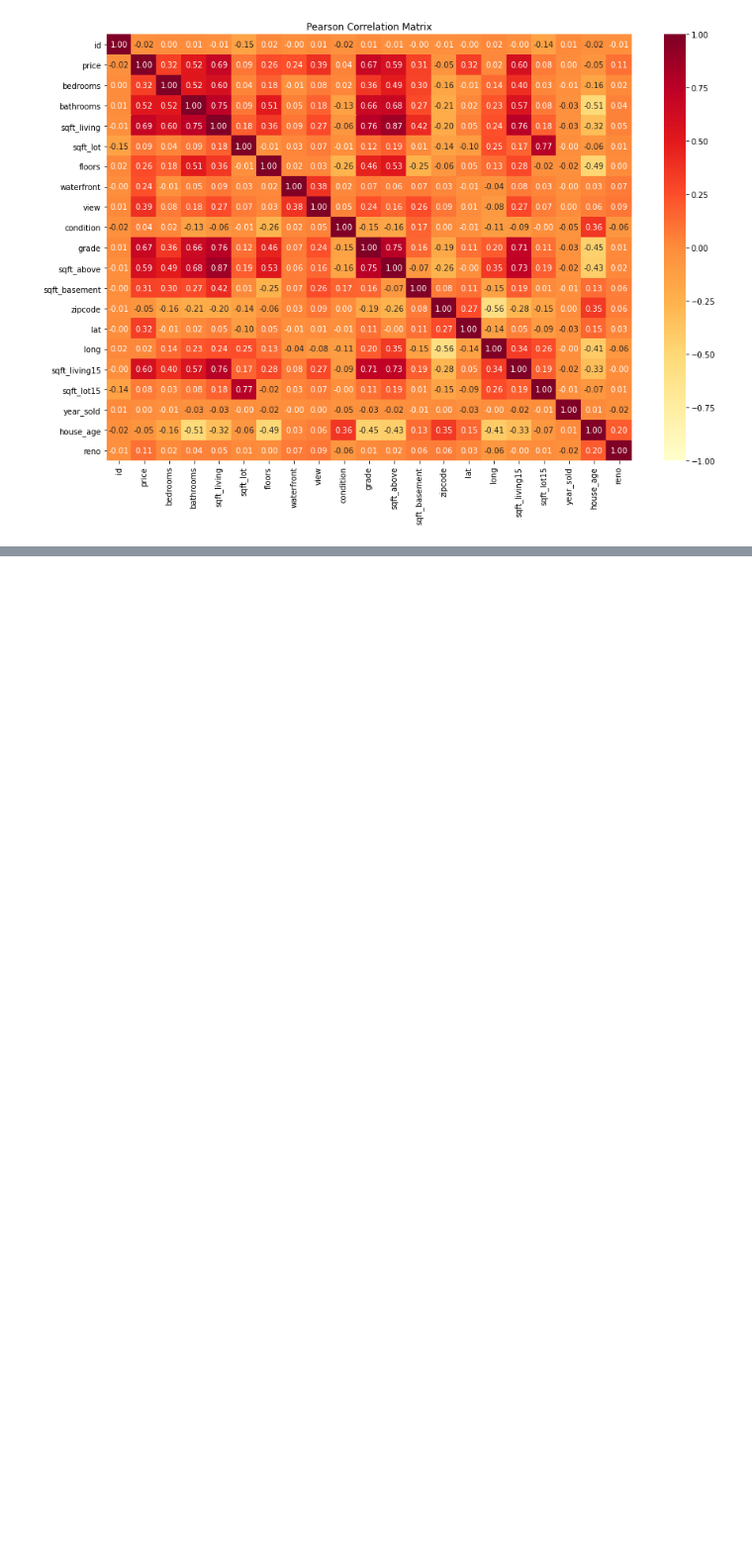
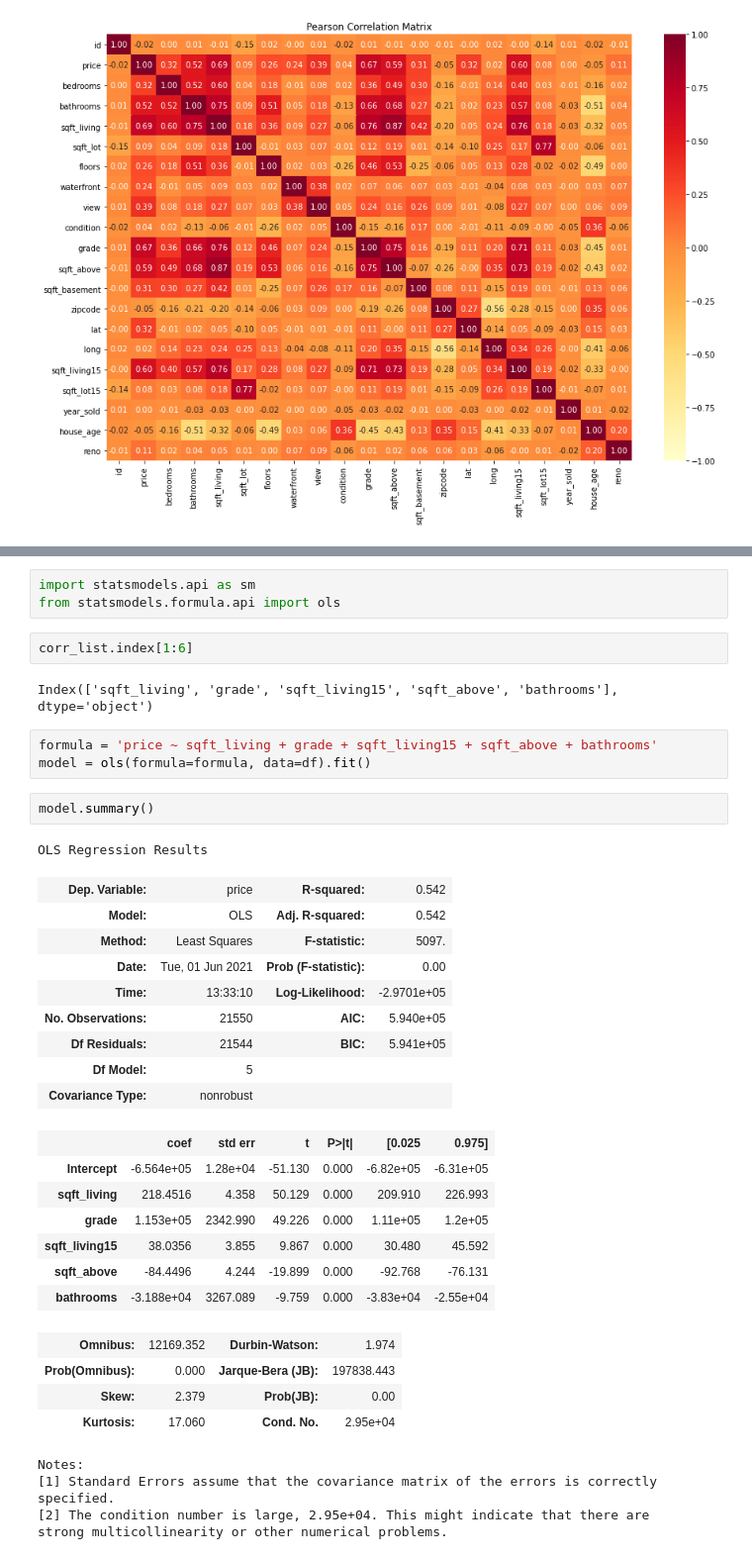
Before and after one commit to GeorgeFerre/phase_2_project_vac_pandas, a Jupyter notebook: data_cleaned.ipynb, the cells around one changed output, grey strips where cells are left out. Shown: that part at 99% size. Drawn from its saved outputs; the diff is of its cells as text; blank space fills up the shorter version.

```diff
--- a/data_cleaned.ipynb
+++ b/data_cleaned.ipynb
@@ -446,0 +468,38 @@ Text(0.5, 1.0, 'Pearson Correlation Matrix')
+# %%
+import statsmodels.api as sm
+from statsmodels.formula.api import ols
+# %%
+corr_list.index[1:6]
+# %% [output]
+Index(['sqft_living', 'grade', 'sqft_living15', 'sqft_above', 'bathrooms'], dtype='object')
+# %%
+formula = 'price ~ sqft_living + grade + sqft_living15 + sqft_above + bathrooms'
+model = ols(formula=formula, data=df).fit()
+# %%
+model.summary()
+# %% [output]
+OLS Regression Results
+| Dep. Variable: | price | R-squared: | 0.542 |
+| Model: | OLS | Adj. R-squared: | 0.542 |
+| Method: | Least Squares | F-statistic: | 5097. |
+| Date: | Tue, 01 Jun 2021 | Prob (F-statistic): | 0.00 |
+| Time: | 13:33:10 | Log-Likelihood: | -2.9701e+05 |
+| No. Observations: | 21550 | AIC: | 5.940e+05 |
+| Df Residuals: | 21544 | BIC: | 5.941e+05 |
+| Df Model: | 5 |  |  |
+| Covariance Type: | nonrobust |  |  |
+|  | coef | std err | t | P>|t| | [0.025 | 0.975] |
+| Intercept | -6.564e+05 | 1.28e+04 | -51.130 | 0.000 | -6.82e+05 | -6.31e+05 |
+| sqft_living | 218.4516 | 4.358 | 50.129 | 0.000 | 209.910 | 226.993 |
+| grade | 1.153e+05 | 2342.990 | 49.226 | 0.000 | 1.11e+05 | 1.2e+05 |
+| sqft_living15 | 38.0356 | 3.855 | 9.867 | 0.000 | 30.480 | 45.592 |
+| sqft_above | -84.4496 | 4.244 | -19.899 | 0.000 | -92.768 | -76.131 |
+| bathrooms | -3.188e+04 | 3267.089 | -9.759 | 0.000 | -3.83e+04 | -2.55e+04 |
+| Omnibus: | 12169.352 | Durbin-Watson: | 1.974 |
+| Prob(Omnibus): | 0.000 | Jarque-Bera (JB): | 197838.443 |
+| Skew: | 2.379 | Prob(JB): | 0.00 |
+| Kurtosis: | 17.060 | Cond. No. | 2.95e+04 |
+Notes:
+[1] Standard Errors assume that the covariance matrix of the errors is correctly specified.
+[2] The condition number is large, 2.95e+04. This might indicate that there are
+strong multicollinearity or other numerical problems.
```
Also changed, not shown: parts of 1 cell of this notebook.
